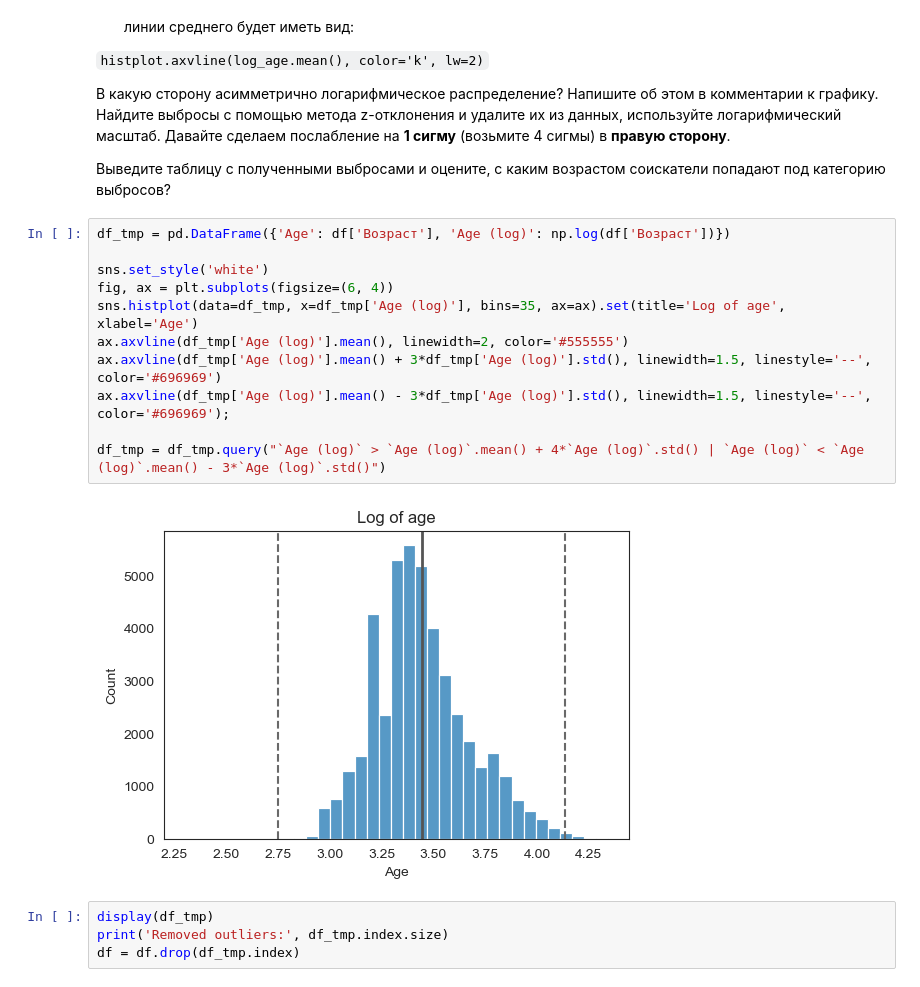
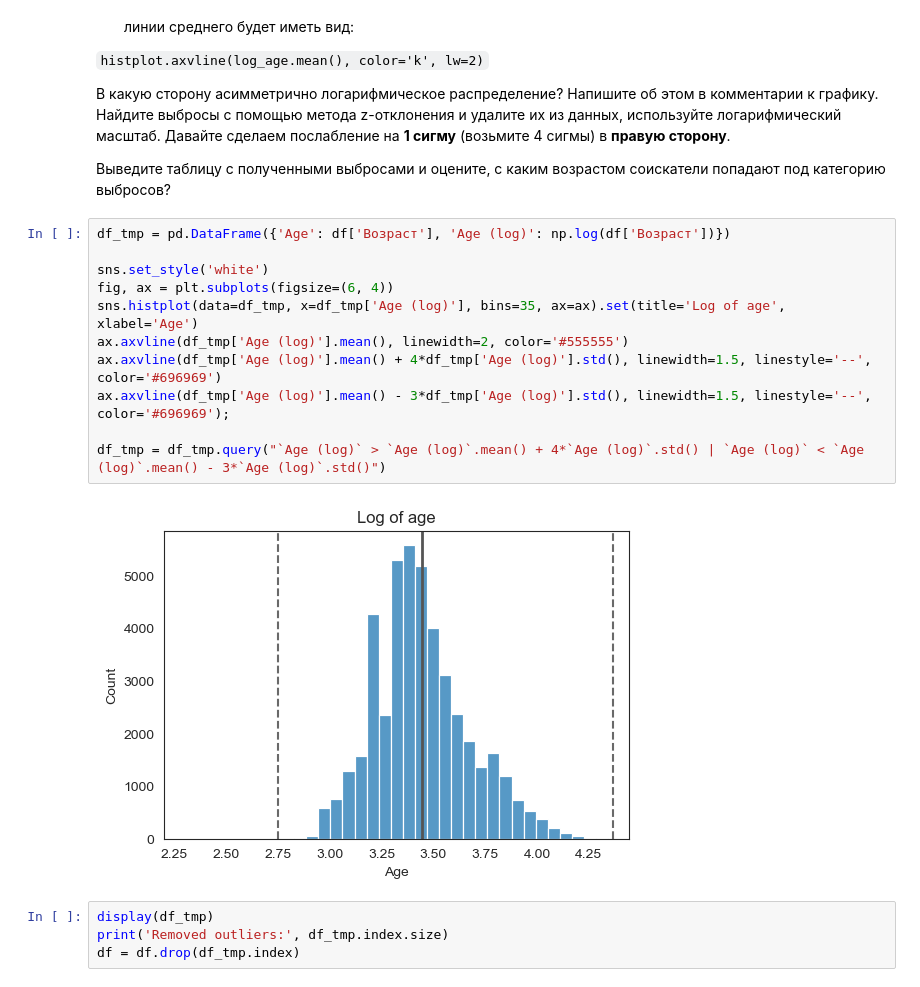
Before and after one commit to cyril-dv/dst148, a Jupyter notebook: project_1/project-1.ipynb, the cells around one changed output. Drawn from its saved outputs; the diff is of its cells as text.

```diff
--- a/project_1/project-1.ipynb
+++ b/project_1/project-1.ipynb
@@ -656,16 +656,16 @@ Removed outliers: 7
 # %%
 df_tmp = pd.DataFrame({'Age': df['Возраст'], 'Age (log)': np.log(df['Возраст'])})
 
 sns.set_style('white')
 fig, ax = plt.subplots(figsize=(6, 4))
 sns.histplot(data=df_tmp, x=df_tmp['Age (log)'], bins=35, ax=ax).set(title='Log of age', xlabel='Age')
 ax.axvline(df_tmp['Age (log)'].mean(), linewidth=2, color='#555555')
-ax.axvline(df_tmp['Age (log)'].mean() + 3*df_tmp['Age (log)'].std(), linewidth=1.5, linestyle='--', color='#696969')
+ax.axvline(df_tmp['Age (log)'].mean() + 4*df_tmp['Age (log)'].std(), linewidth=1.5, linestyle='--', color='#696969')
 ax.axvline(df_tmp['Age (log)'].mean() - 3*df_tmp['Age (log)'].std(), linewidth=1.5, linestyle='--', color='#696969');
 
 df_tmp = df_tmp.query("`Age (log)` > `Age (log)`.mean() + 4*`Age (log)`.std() | `Age (log)` < `Age (log)`.mean() - 3*`Age (log)`.std()")
 # %% [output]
-[figure, old version]
+[figure, new version]
 # %%
 display(df_tmp)
 print('Removed outliers:', df_tmp.index.size)
```
